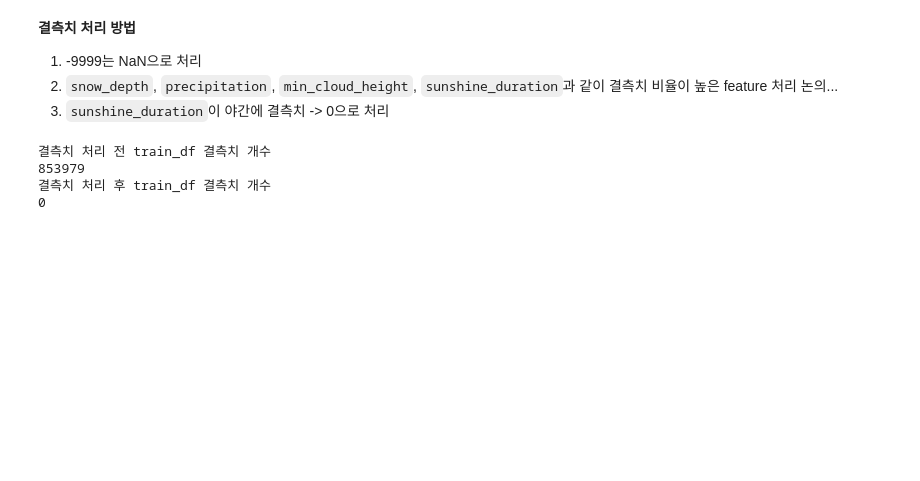
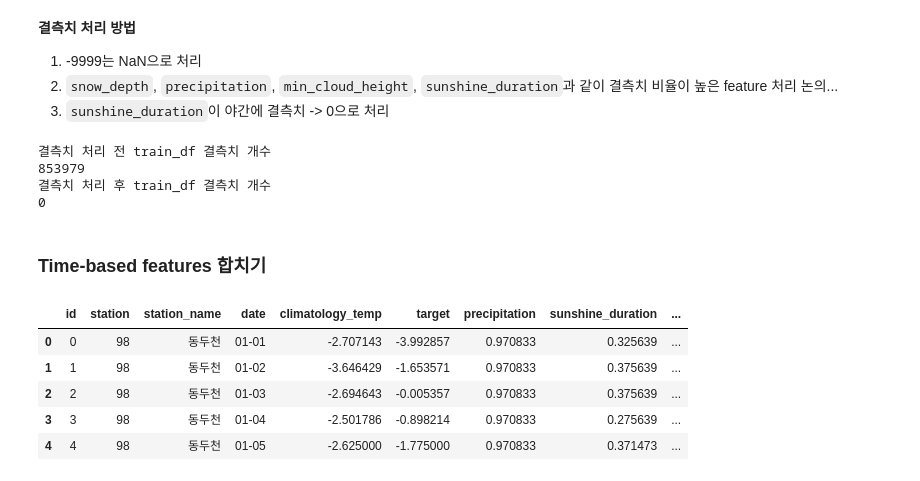
Before and after one commit to dohyeoplim/ST_ML2025-Kaggle_1, a Jupyter notebook: analysis.ipynb, the cells around one changed output. Cells and saved outputs as stored; diff of their text form; code cells hidden in the pictures; blank space fills up the shorter version.

```diff
--- a/analysis.ipynb
+++ b/analysis.ipynb
@@ -317,3 +330,28 @@ print(train_df.isnull().sum().sum())
 853979
 결측치 처리 후 train_df 결측치 개수
 0
+# %% [markdown]
+### Time-based features 합치기
+# %%
+avg_columns = {}
+
+for feature in time_based_feature_names:
+    hourly_columns = [f'{feature}_{i}' for i in range(24) if f'{feature}_{i}' in train_df.columns]
+
+    if hourly_columns:
+        avg_columns[feature] = train_df[hourly_columns].mean(axis=1).values
+
+keep = ['id', 'station', 'station_name', 'date', 'climatology_temp', 'target']
+meta_df = train_df[keep].copy()
+
+features_df = pd.DataFrame(avg_columns, index=train_df.index)
+final_df = pd.concat([meta_df, features_df], axis=1)
+
+final_df.head()
+# %% [output]
+|  | id | station | station_name | date | climatology_temp | target | precipitation | sunshine_duration | ... |
+| 0 | 0 | 98 | 동두천 | 01-01 | -2.707143 | -3.992857 | 0.970833 | 0.325639 | ... |
+| 1 | 1 | 98 | 동두천 | 01-02 | -3.646429 | -1.653571 | 0.970833 | 0.375639 | ... |
+| 2 | 2 | 98 | 동두천 | 01-03 | -2.694643 | -0.005357 | 0.970833 | 0.375639 | ... |
+| 3 | 3 | 98 | 동두천 | 01-04 | -2.501786 | -0.898214 | 0.970833 | 0.275639 | ... |
+| 4 | 4 | 98 | 동두천 | 01-05 | -2.625000 | -1.775000 | 0.970833 | 0.371473 | ... |
```
Also changed, not shown: parts of 20 cells of this notebook, 6 other files.
